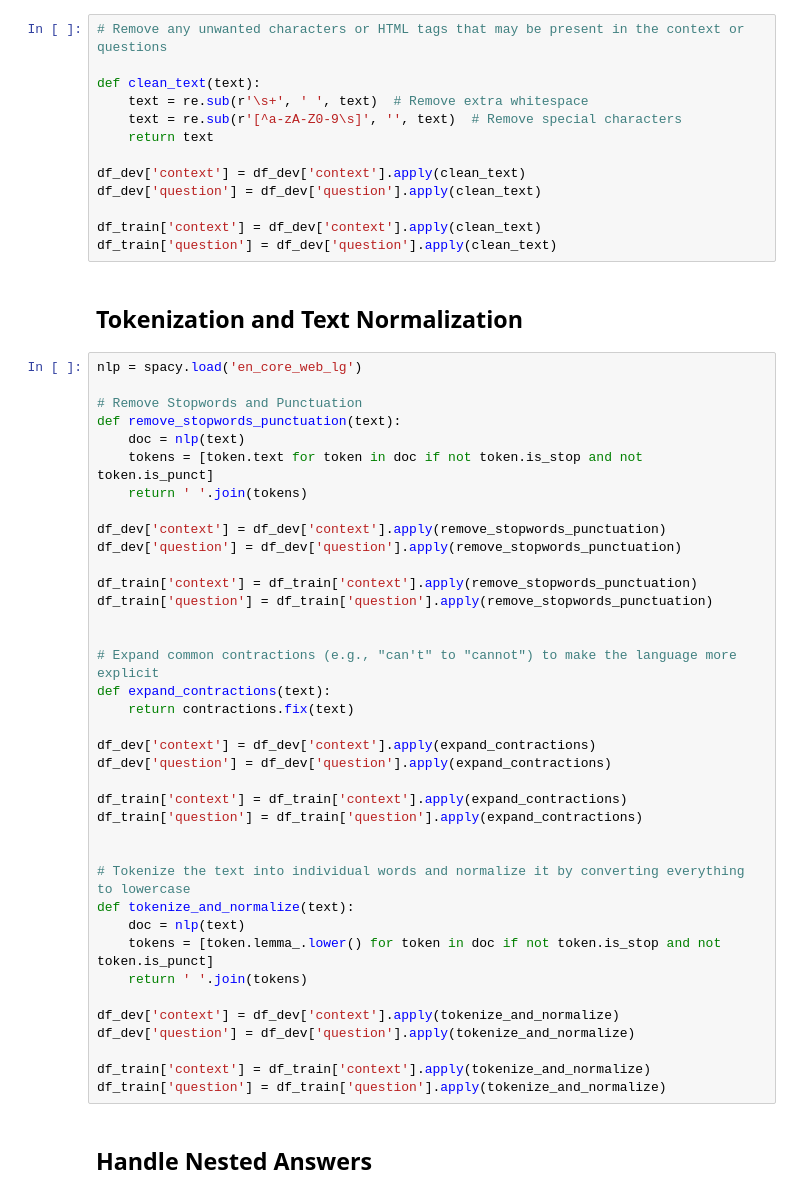
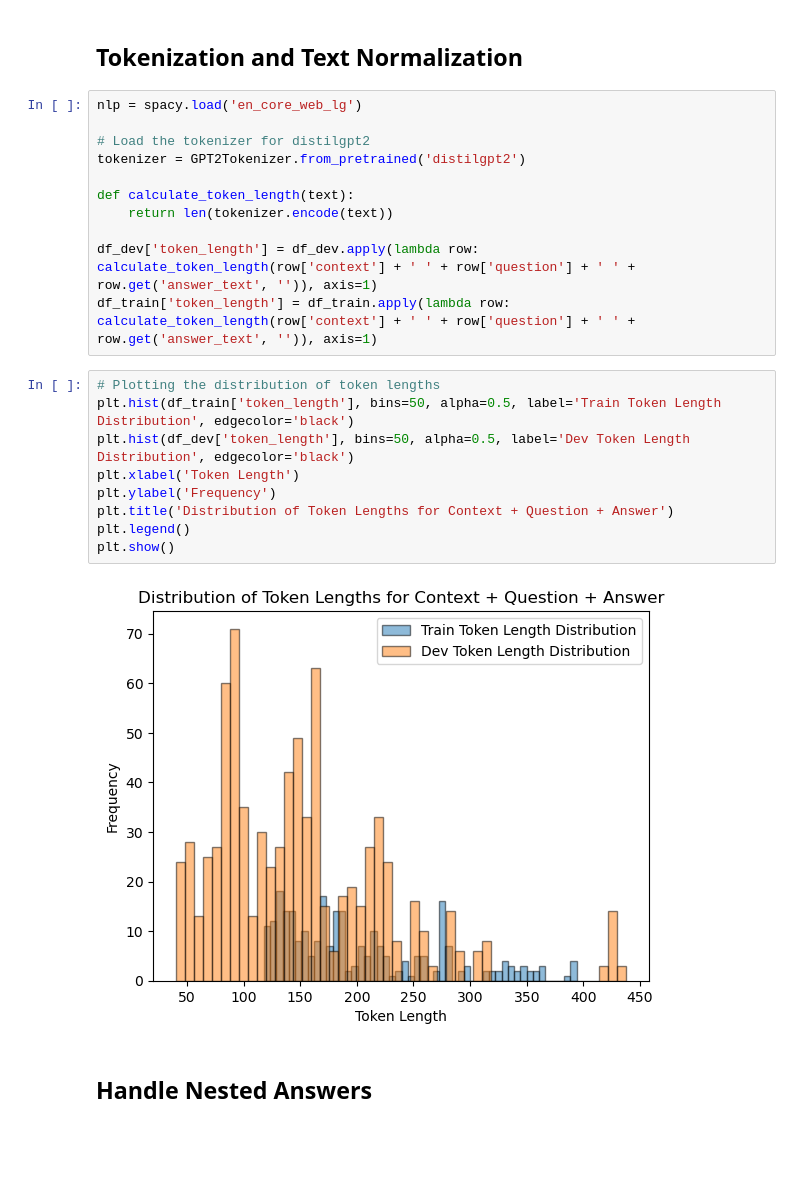
Before and after one commit to achakraborty2024/AAI_520_-Chatbot_Project, a Jupyter notebook: Stanford Question Answering Chatbot.ipynb, the cells around one changed output. Cells and saved outputs as stored; diff of their text form; blank space fills up the shorter version.

```diff
--- a/Stanford Question Answering Chatbot.ipynb
+++ b/Stanford Question Answering Chatbot.ipynb
@@ -103,56 +103,27 @@ dtype: int64
-# %%
-# Remove any unwanted characters or HTML tags that may be present in the context or questions
-
-def clean_text(text):
-    text = re.sub(r'\s+', ' ', text)  # Remove extra whitespace
-    text = re.sub(r'[^a-zA-Z0-9\s]', '', text)  # Remove special characters
-    return text
-
-df_dev['context'] = df_dev['context'].apply(clean_text)
-df_dev['question'] = df_dev['question'].apply(clean_text)
-
-df_train['context'] = df_dev['context'].apply(clean_text)
-df_train['question'] = df_dev['question'].apply(clean_text)
 # %% [markdown]
 ## Tokenization and Text Normalization
-# %%
-nlp = spacy.load('en_core_web_lg')
-
-# Remove Stopwords and Punctuation
-def remove_stopwords_punctuation(text):
-    doc = nlp(text)
-    tokens = [token.text for token in doc if not token.is_stop and not token.is_punct]
-    return ' '.join(tokens)
-
-df_dev['context'] = df_dev['context'].apply(remove_stopwords_punctuation)
-df_dev['question'] = df_dev['question'].apply(remove_stopwords_punctuation)
-
-df_train['context'] = df_train['context'].apply(remove_stopwords_punctuation)
-df_train['question'] = df_train['question'].apply(remove_stopwords_punctuation)
-
-
-# Expand common contractions (e.g., "can't" to "cannot") to make the language more explicit
-def expand_contractions(text):
-    return contractions.fix(text)
-
-df_dev['context'] = df_dev['context'].apply(expand_contractions)
-df_dev['question'] = df_dev['question'].apply(expand_contractions)
-
-df_train['context'] = df_train['context'].apply(expand_contractions)
-df_train['question'] = df_train['question'].apply(expand_contractions)
-
-
-# Tokenize the text into individual words and normalize it by converting everything to lowercase
-def tokenize_and_normalize(text):
-    doc = nlp(text)
-    tokens = [token.lemma_.lower() for token in doc if not token.is_stop and not token.is_punct]
-    return ' '.join(tokens)
-
-df_dev['context'] = df_dev['context'].apply(tokenize_and_normalize)
-df_dev['question'] = df_dev['question'].apply(tokenize_and_normalize)
-
-df_train['context'] = df_train['context'].apply(tokenize_and_normalize)
-df_train['question'] = df_train['question'].apply(tokenize_and_normalize)
+# %%
+nlp = spacy.load('en_core_web_lg')
+
+# Load the tokenizer for distilgpt2
+tokenizer = GPT2Tokenizer.from_pretrained('distilgpt2')
+
+def calculate_token_length(text):
+    return len(tokenizer.encode(text))
+
+df_dev['token_length'] = df_dev.apply(lambda row: calculate_token_length(row['context'] + ' ' + row['question'] + ' ' + row.get('answer_text', '')), axis=1)
+df_train['token_length'] = df_train.apply(lambda row: calculate_token_length(row['context'] + ' ' + row['question'] + ' ' + row.get('answer_text', '')), axis=1)
+# %%
+# Plotting the distribution of token lengths
+plt.hist(df_train['token_length'], bins=50, alpha=0.5, label='Train Token Length Distribution', edgecolor='black')
+plt.hist(df_dev['token_length'], bins=50, alpha=0.5, label='Dev Token Length Distribution', edgecolor='black')
+plt.xlabel('Token Length')
+plt.ylabel('Frequency')
+plt.title('Distribution of Token Lengths for Context + Question + Answer')
+plt.legend()
+plt.show()
+# %% [output]
+[figure, added]
 # %% [markdown]
 ## Handle Nested Answers
 # %%
```
Also changed, not shown: parts of 2 cells of this notebook.
